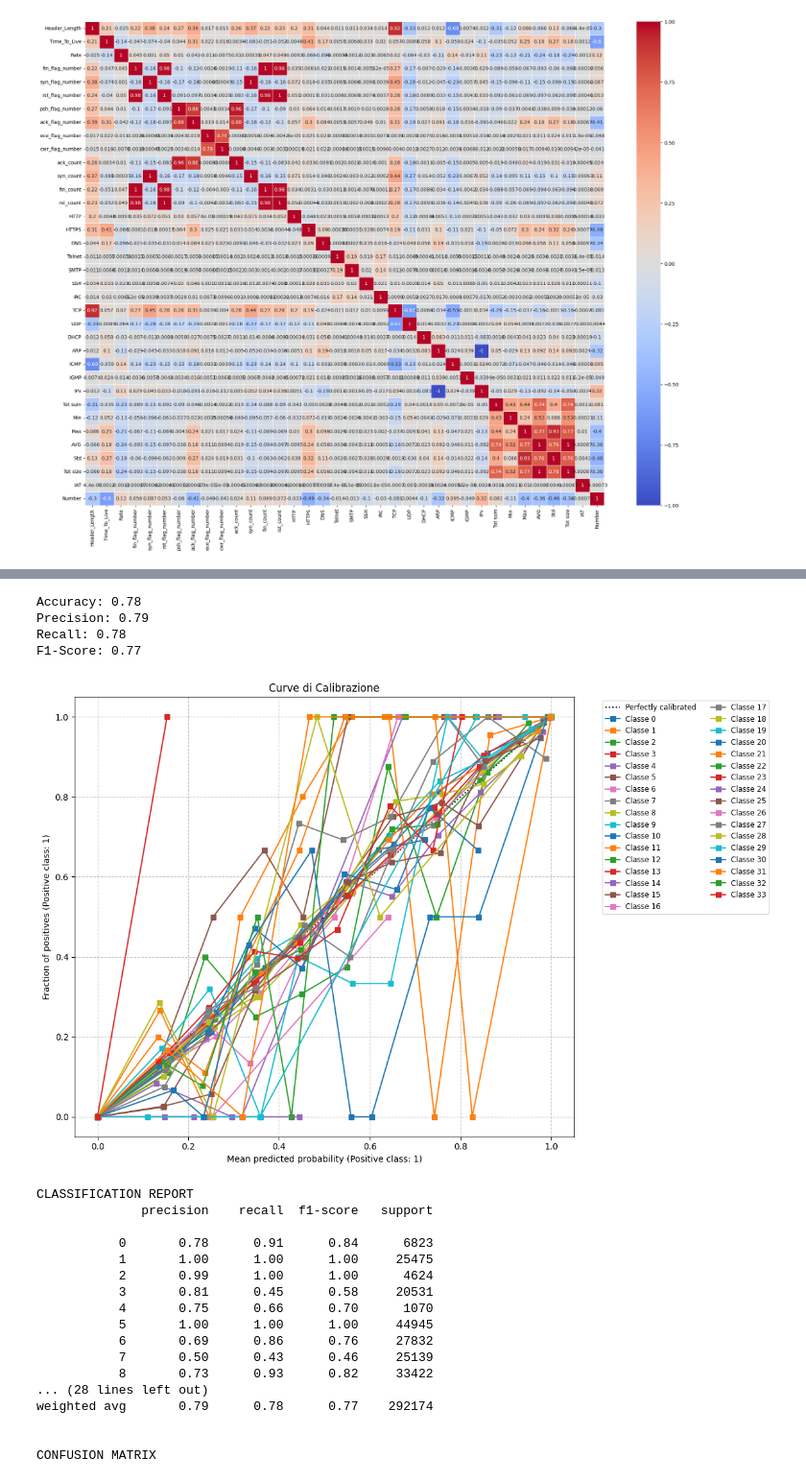
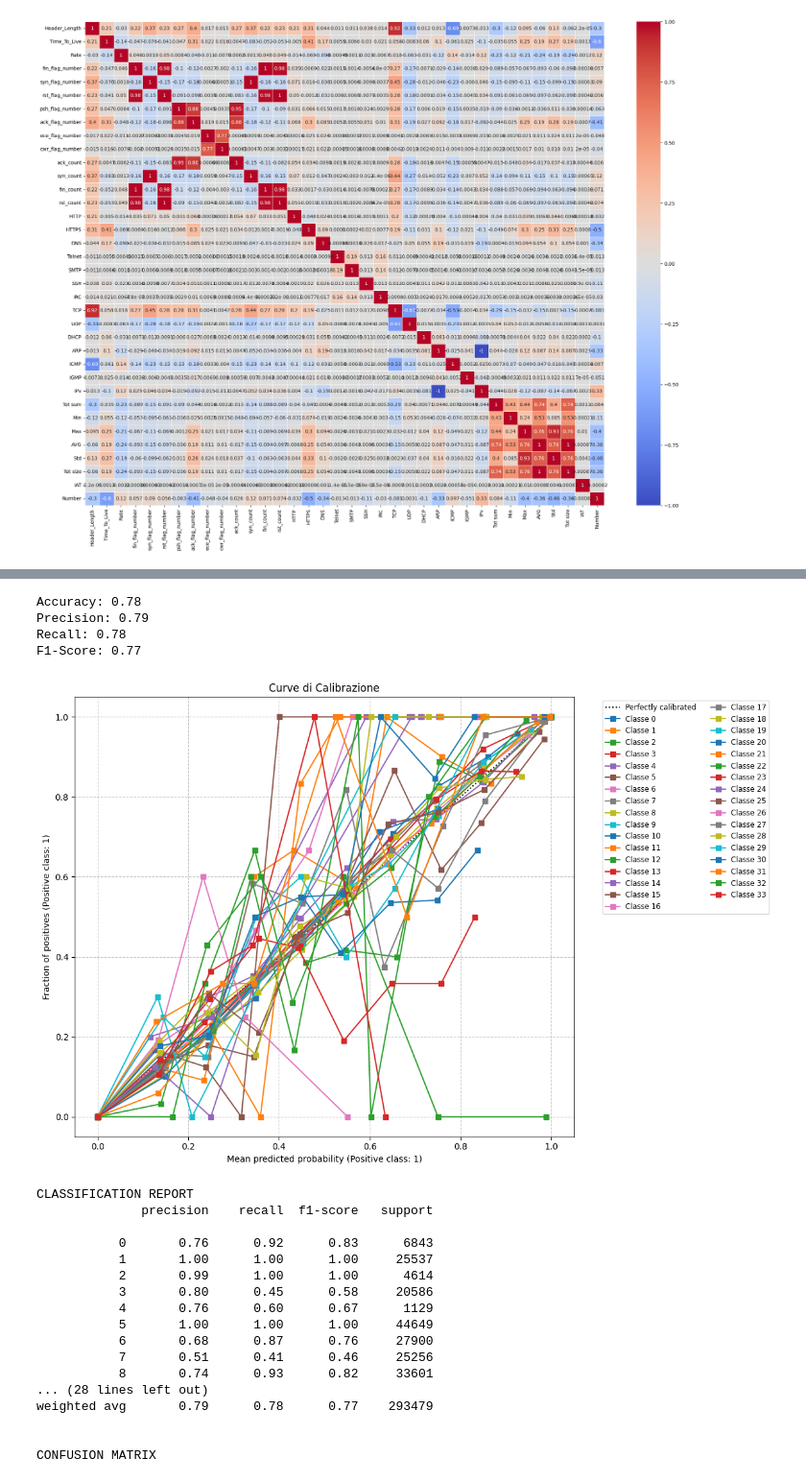
Before and after one commit to MattiaChiari/ML-Network-Traffic-Analysis, a Jupyter notebook: Py/index.ipynb, the cells around one changed output, grey strips where cells are left out. Shown at 96% size. Drawn from its saved outputs; the diff is of its cells as text; code cells hidden in the pictures.

```diff
--- a/Py/index.ipynb
+++ b/Py/index.ipynb
@@ -22,8 +22,9 @@ DATASET_DIRECTORY ="../Data/"
 
 df1 = pd.read_csv(os.path.join(DATASET_DIRECTORY, "Merged01.csv"))
 df2 = pd.read_csv(os.path.join(DATASET_DIRECTORY, "Merged02.csv"))
+df3 = pd.read_csv(os.path.join(DATASET_DIRECTORY, "Extra.csv"))
 
-df = pd.concat([df1, df2], axis=0, ignore_index=True)
+df = pd.concat([df1, df2, df3], axis=0, ignore_index=True)
 # %%
 # Da X_colums ho tolto le colonne che dallo studio svolto nel file study.ipynb sono risultate rumore
 # colonne tolte: Variance, LLC, Protocol Type, fin_count, syn_count, rst_count, ack_count e Tot Size
@@ -133,7 +135,7 @@ from sklearn.metrics import accuracy_score, precision_score, recall_score, f1_sc
 from sklearn.preprocessing import StandardScaler
 
 #from sklearn.preprocessing import RobustScaler
-X_train, X_test, y_train, y_test = train_test_split(X, y, test_size=0.2, random_state=42)
+X_train, X_test, y_train, y_test = train_test_split(X, y, test_size=0.2, random_state=42,stratify=y)
 
 # -- Oversampling e Undersampling --
 MAX_RIGHE = 15000
@@ -238,6 +240,8 @@ plt.show()
 # Applicando Oversampling e Undersampling l'accuratezza totale è aumentata di una percentuale ma la macroF1 è ancora molto bassa: 0.38
 
 # Dopo ver riaggiunto tre colonne: Header Lenght, psh_flag_number e rst_flag_number Risultati: Accuracy: 0.74 Precision: 0.76 Recall: 0.74 F1-Score: 0.70 macro avg: 0.41 T_esec: 1:10
+
+#Dopo aver aggiunto CSV extra e stratify=y nel traintest: Risultati:
 # %% [output]
 Accuracy: 0.74
 Precision: 0.76
@@ -268,7 +272,7 @@ CONFUSION MATRIX
 from sklearn.ensemble import RandomForestClassifier
 from sklearn.metrics import accuracy_score, precision_score, recall_score, f1_score
 
-X_train, X_test, y_train, y_test = train_test_split(X, y, test_size=0.2, random_state=42)
+X_train, X_test, y_train, y_test = train_test_split(X, y, test_size=0.2, random_state=42,stratify=y)        #Stratify serve per bilanciare il train test
 
 # -- Oversampling e Undersampling --
 MAX_RIGHE = 15000
@@ -302,6 +306,20 @@ pipeline_rf = Pipeline(steps=[
 
 calibrated_rf = CalibratedClassifierCV(pipeline_rf, method='isotonic', cv=3)
 calibrated_rf.fit(X_train, y_train)
+
+#-- Feature Importance --
+all_importances = []
+for calibrated_classifier in calibrated_rf.calibrated_classifiers_:
+    model = calibrated_classifier.estimator.named_steps['Classificatore_RF']
+    all_importances.append(model.feature_importances_)
+
+avg_importances = np.mean(all_importances, axis=0)
+importances = pd.Series(avg_importances, index=X_columns)
+importances.sort_values(ascending=False).plot(kind='bar', figsize=(14,4))
+plt.title("Feature Importance (Media dei fold della Calibrazione)")
+plt.show()
+
+# -- Valori Output --
 
 y_pred_rf = calibrated_rf.predict(X_test)
 accuracy = accuracy_score(y_test, y_pred_rf)
@@ -404,7 +423,7 @@ from xgboost import XGBClassifier
 from sklearn.metrics import accuracy_score, precision_score, recall_score, f1_score
 from sklearn.utils.class_weight import compute_sample_weight
 
-X_train, X_test, y_train, y_test = train_test_split(X, y, test_size=0.2, random_state=42)
+X_train, X_test, y_train, y_test = train_test_split(X, y, test_size=0.2, random_state=42,stratify=y)
 
 # -- Oversampling e Undersampling --
 MAX_RIGHE = 15000
@@ -461,6 +480,19 @@ calibrated_xgb.fit(
     #sample_weight=weight           #anche questo rimosso dopo aver aggiunto i sampler (non più necessario)
 )
 
+#-- Feature Importance --
+# all_importances = []
+# for calibrated_classifier in calibrated_xgb.calibrated_classifiers_:
+#     model = calibrated_classifier.estimator.named_steps['Classificatore_XGB']
+#     all_importances.append(model.feature_importances_)
+
+# avg_importances = np.mean(all_importances, axis=0)
+# importances = pd.Series(avg_importances, index=X_columns)
+# importances.sort_values(ascending=False).plot(kind='bar', figsize=(14,4))
+# plt.title("Feature Importance (Media dei fold della Calibrazione)")
+# plt.show()
+
+#--Predizione Valori
 y_pred_xgb = calibrated_xgb.predict(X_test)
 
 accuracy_xgb = accuracy_score(y_test, y_pred_xgb)
@@ -514,48 +546,48 @@ plt.show()
 # Prova con n_estimators = 100 e test/train di 80%20% e learning_rate=0.5, Risultati: Accuracy: 0.74, Precision: 0.77, Recall: 0.74, F1-Score: 0.74 T_Esec: :49 -- In questo test è scattato l'early-stop a 24 giri
 # Prova con n_estimators = 100 e test/train di 80%20% e learning_rate=0.5, Risultati: Accuracy: 0.74, Precision: 0.77, Recall: 0.74, F1-Score: 0.74 T_Esec: 1:29 -- in questo ho aumentato l'early-stop da 10 a 20
 
 # Prova con n_estimators = 300 e test/train di 80%20% e learning_rate=0.2, Risultati: Accuracy: 0.76, Precision: 0.78, Recall: 0.76, F1-Score: 0.76 T_Esec 10:00 -- Noto che dal 100 giro in poi il miglioramento è minimo
 
 # Prova con n_estimators = 150 e test/train di 80%20%, learning_rate=0.2 e max_depth=8, Risultati: Accuracy: 0.77, Precision: 0.78, Recall: 0.77, F1-Score: 0.76 -- Modifico il max_depth da 4 a 8, l'accuratezza è aumentata ma non notevolemnte
 # Prova con n_estimators = 150 e test/train di 80%20%, learning_rate=0.2 e max_depth=16, Risultati: Accuracy: 0.77, Precision: 0.78, Recall: 0.77, F1-Score: 0.76 T_Esec: 3:20 --Modifico il max_depth da 8 a 16, nessun miglioramento
 
 # Prova con n_estimators = 150 e test/train di 80%20%, learning_rate=0.2 e max_depth=8, Risultati: Accuracy: 0.77, Precision: 0.78, Recall: 0.77, F1-Score: 0.76 T_Esec: 6,16 -- Dopo aver rimosso subsample e colsample_bytree. nessun miglioramento, solo aumento di tempo di esecuzione
 
 # OSSERVAZIONI
 # Nonostante i vari test fatti il modello raggiunge uno stallo di accuratezza al 77%, L'uso di subsample=0.6 e colsample_bytree=0.6 ha ridotto notevolmente i tempi nonostante non abbia influito sull'efficacia del modello
 # L'unico test rimasto da effettuare per verificare un eventuale aumento dell'efficacia di questi ultimi due modelli è aumentare il numero di alberi notevolemnte. ma questo causa un aumento importante dei tempi di esecuzione,
 # rendendo obbbligatorio effettuare test su dataset di dimensioni notevolemnte minori (quindi con il rischio di perdere realisticità)
 # Anche con questo modello i risultati non sono sufficienti endendo necessario il passaggio ad architetture di Deep Learning (Reti Neurali)
 
 # TEST 2
 # Aggiungo calibrazione con CalibratedClassifierCV, Risultati:Accuracy: 0.76, Precision: 0.78, Recall: 0.76, F1-Score: 0.76 -- Per poter aggiungere questa ho dovuto eliminare l'early_stop.
 # Il grafico sembra abbastanza confusionario, anche se la percentuale di accuratezza e F1 è molto simile a quella del Random Forest, questo modello mostra meno affidabilità
 
 #Test 3
 # Aggiunto Oversampling e Undersampling Risultati:Accuracy: 0.78 Precision: 0.7 Recall: 0.78 F1-Score: 0.77 T_esec: 8:37 (MAX_RIGHE = 15000, MIN_RIGHE = 3000)
 # Applicando Oversampling e Undersampling l'accuratezza totale è aumentata e il macroF1 ha raggiungoto 0,59. tmepi un po lunghi
 
 # Dopo ver riaggiunto tre colonne: Header Lenght, psh_flag_number e rst_flag_number Risultati: Accuracy: 0.78 Precision: 0.79 Recall: 0.78 F1-Score: 0.77 macro avg: 0.60 T_esec: 4:07
 # %% [output]
 Accuracy: 0.78
 Precision: 0.79
 Recall: 0.78
 F1-Score: 0.77
-[figure, old version]
+[figure, new version]
 CLASSIFICATION REPORT
               precision    recall  f1-score   support
 
-           0       0.78      0.91      0.84      6823
-           1       1.00      1.00      1.00     25475
-           2       0.99      1.00      1.00      4624
-           3       0.81      0.45      0.58     20531
-           4       0.75      0.66      0.70      1070
-           5       1.00      1.00      1.00     44945
-           6       0.69      0.86      0.76     27832
-           7       0.50      0.43      0.46     25139
-           8       0.73      0.93      0.82     33422
+           0       0.76      0.92      0.83      6843
+           1       1.00      1.00      1.00     25537
+           2       0.99      1.00      1.00      4614
+           3       0.80      0.45      0.58     20586
+           4       0.76      0.60      0.67      1129
+           5       1.00      1.00      1.00     44649
+           6       0.68      0.87      0.76     27900
+           7       0.51      0.41      0.46     25256
+           8       0.74      0.93      0.82     33601
 ... (28 lines left out)
-weighted avg       0.79      0.78      0.77    292174
+weighted avg       0.79      0.78      0.77    293479
 
 
 CONFUSION MATRIX
```
Also changed, not shown: parts of 6 cells of this notebook, 2 other files.
